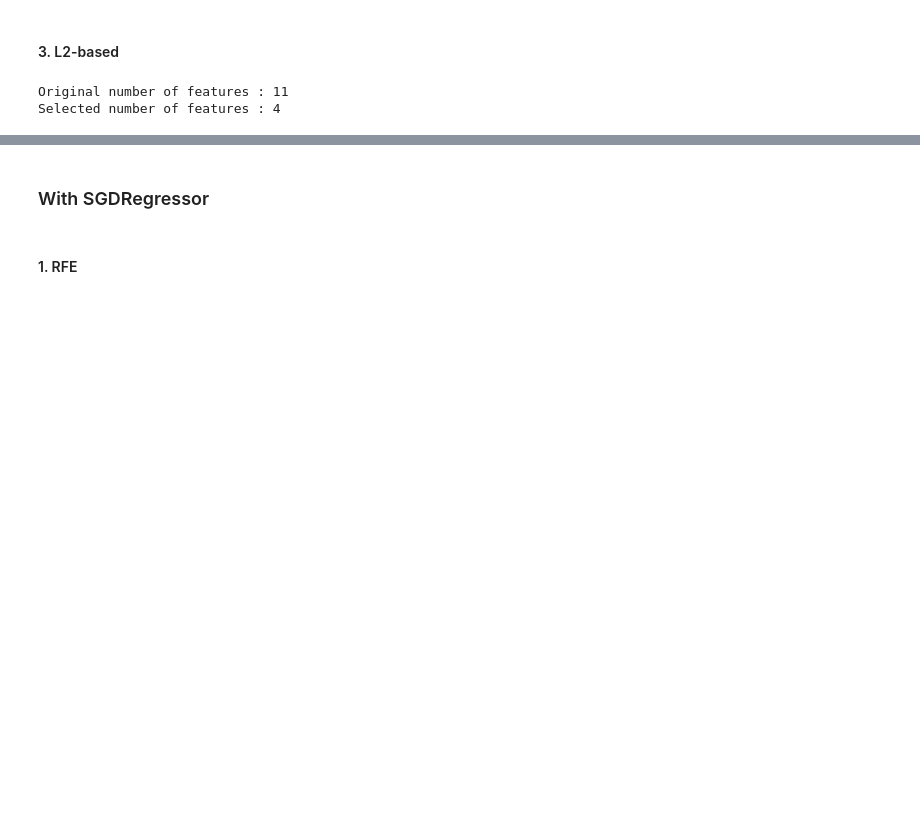
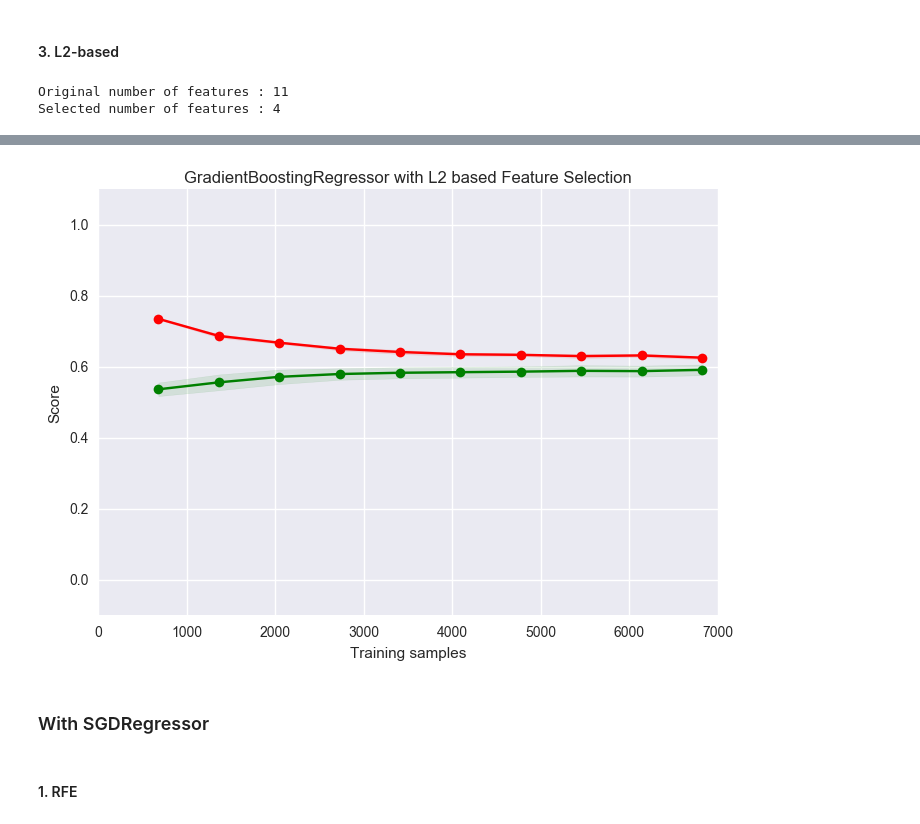
Before and after one commit to Dhrubajit-Das/MachineLearning-Projects, a Jupyter notebook: Supervised/Big Mart Sales/Model Selection and Feature Selection.ipynb, the cells around one changed output, grey strips where cells are left out. Drawn from its saved outputs; the diff is of its cells as text; code cells hidden in the pictures; blank space fills up the shorter version.

```diff
--- a/Supervised/Big Mart Sales/Model Selection and Feature Selection.ipynb
+++ b/Supervised/Big Mart Sales/Model Selection and Feature Selection.ipynb
@@ -218,3 +276,7 @@ CV Score : Mean - 1092 | Std - 21.41
+# %%
+plot_curve(gbr, X_new, "GradientBoostingRegressor with L2 based Feature Selection")
+# %% [output]
+[figure, added]
 # %% [markdown]
 ### With SGDRegressor
 # %% [markdown]
```
Also changed, not shown: parts of 8 cells of this notebook, 3 other files.
